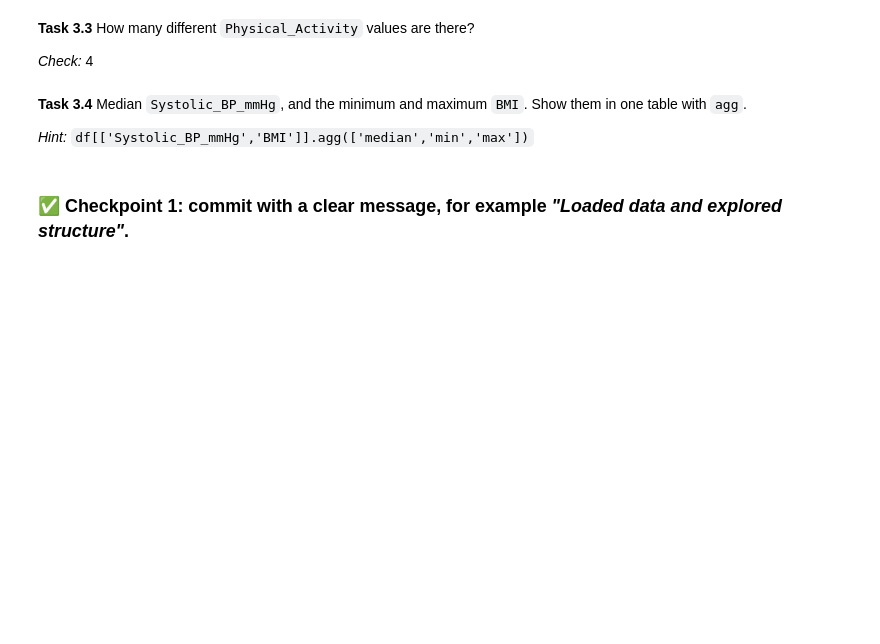
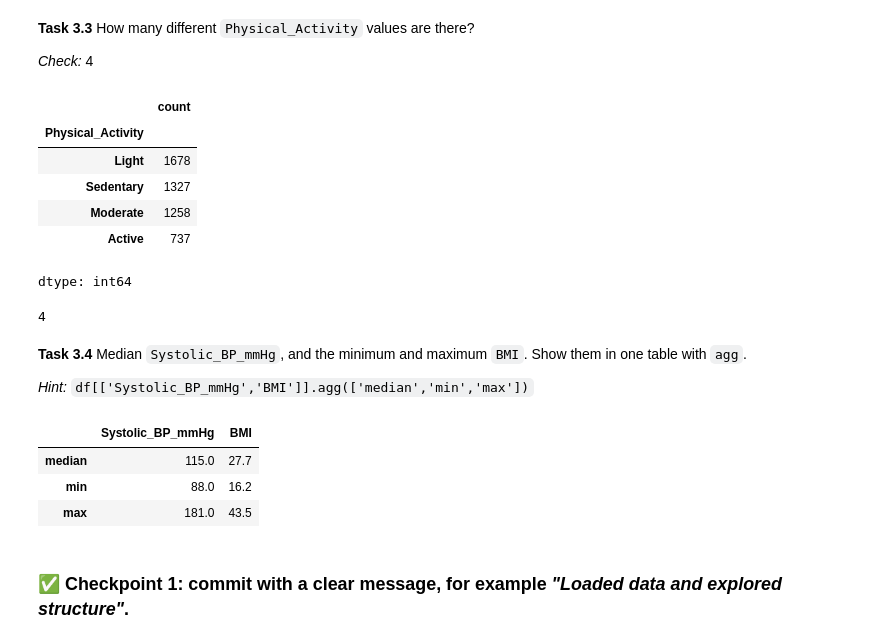
Before and after one commit to ShreyaReddy08/week-5-PFDA, a Jupyter notebook: Week5_Workshop_Pandas_Student.ipynb, the cells around one changed output. Cells and saved outputs as stored; diff of their text form; code cells hidden in the pictures; blank space fills up the shorter version.

```diff
--- a/Week5_Workshop_Pandas_Student.ipynb
+++ b/Week5_Workshop_Pandas_Student.ipynb
@@ -325,14 +364,33 @@ len(df[df['Physical_Activity'].isin([...])])
 **Task 3.3** How many different `Physical_Activity` values are there?
 
 *Check:* 4
+# %%
+df['Physical_Activity'].value_counts()
+# %% [output]
+|  | count |
+| Physical_Activity |  |
+| Light | 1678 |
+| Sedentary | 1327 |
+| Moderate | 1258 |
+| Active | 737 |
+dtype: int64
 # %%
 # your code here
+df['Physical_Activity'].nunique()
+# %% [output]
+4
 # %% [markdown]
 **Task 3.4** Median `Systolic_BP_mmHg`, and the minimum and maximum `BMI`. Show them in one table with `agg`.
 
 *Hint:* `df[['Systolic_BP_mmHg','BMI']].agg(['median','min','max'])`
 # %%
 # your code here
+df[['Systolic_BP_mmHg','BMI']].agg(['median','min','max'])
+# %% [output]
+|  | Systolic_BP_mmHg | BMI |
+| median | 115.0 | 27.7 |
+| min | 88.0 | 16.2 |
+| max | 181.0 | 43.5 |
 # %% [markdown]
 ### ✅ Checkpoint 1: commit with a clear message, for example *"Loaded data and explored structure"*.
 # %% [markdown]
```
Also changed, not shown: parts of 6 cells of this notebook.
